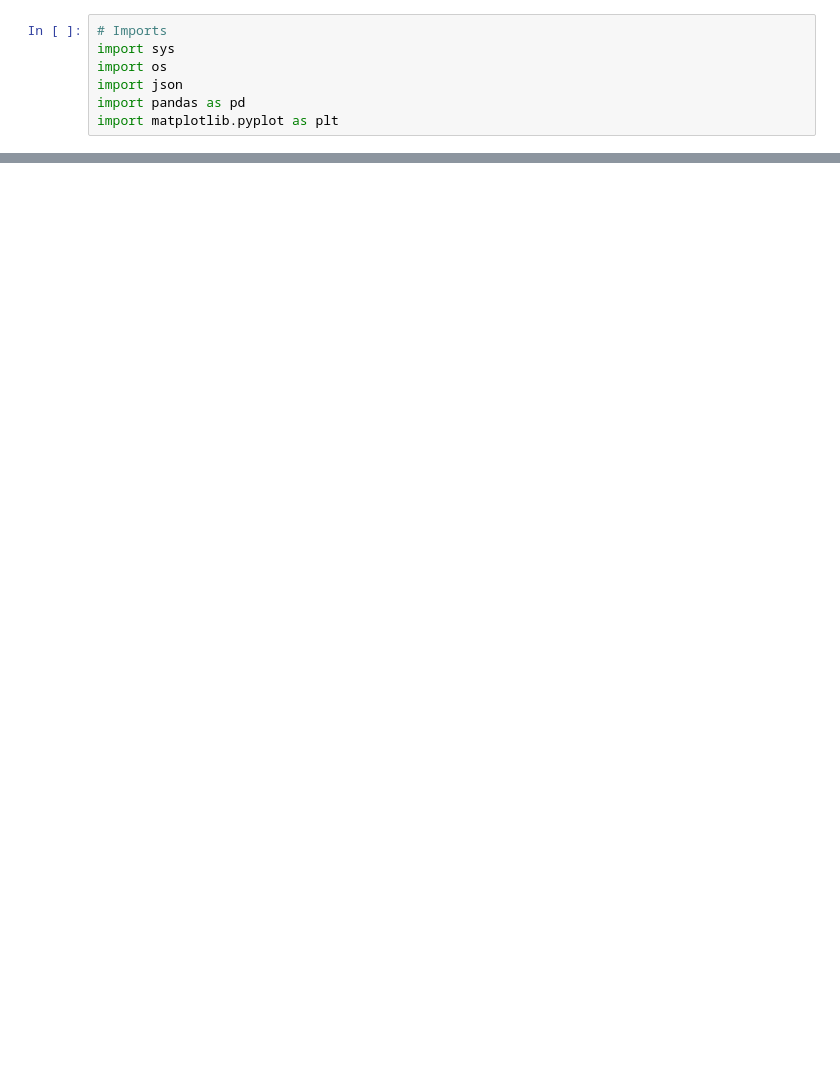
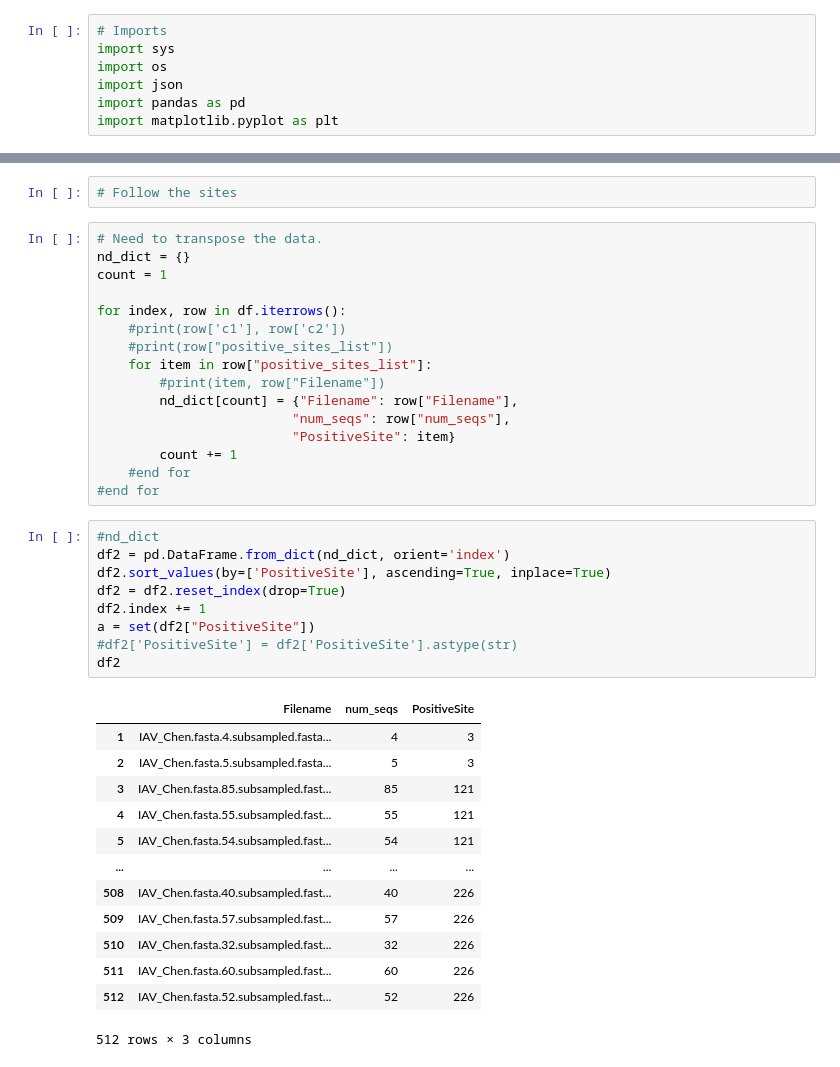
Before and after one commit to aglucaci/MESSI, a Jupyter notebook: Plotting/MEME_plots.ipynb, the cells around one changed output, grey strips where cells are left out. Saved outputs shown, nothing was run; the diff lists cells and outputs as text; blank space fills up the shorter version.

```diff
--- a/Plotting/MEME_plots.ipynb
+++ b/Plotting/MEME_plots.ipynb
@@ -228,0 +214,41 @@ plot_df(df, "positive_sites")
+# %%
+# Follow the sites
+# %%
+# Need to transpose the data.
+nd_dict = {}
+count = 1
+
+for index, row in df.iterrows():
+    #print(row['c1'], row['c2'])
+    #print(row["positive_sites_list"])
+    for item in row["positive_sites_list"]:
+        #print(item, row["Filename"])
+        nd_dict[count] = {"Filename": row["Filename"],
+                         "num_seqs": row["num_seqs"],
+                         "PositiveSite": item}
+        count += 1
+    #end for
+#end for
+# %%
+#nd_dict
+df2 = pd.DataFrame.from_dict(nd_dict, orient='index')
+df2.sort_values(by=['PositiveSite'], ascending=True, inplace=True)
+df2 = df2.reset_index(drop=True)
+df2.index += 1
+a = set(df2["PositiveSite"])
+#df2['PositiveSite'] = df2['PositiveSite'].astype(str)
+df2
+# %% [output]
+|  | Filename | num_seqs | PositiveSite |
+| 1 | IAV_Chen.fasta.4.subsampled.fasta... | 4 | 3 |
+| 2 | IAV_Chen.fasta.5.subsampled.fasta... | 5 | 3 |
+| 3 | IAV_Chen.fasta.85.subsampled.fast... | 85 | 121 |
+| 4 | IAV_Chen.fasta.55.subsampled.fast... | 55 | 121 |
+| 5 | IAV_Chen.fasta.54.subsampled.fast... | 54 | 121 |
+| ... | ... | ... | ... |
+| 508 | IAV_Chen.fasta.40.subsampled.fast... | 40 | 226 |
+| 509 | IAV_Chen.fasta.57.subsampled.fast... | 57 | 226 |
+| 510 | IAV_Chen.fasta.32.subsampled.fast... | 32 | 226 |
+| 511 | IAV_Chen.fasta.60.subsampled.fast... | 60 | 226 |
+| 512 | IAV_Chen.fasta.52.subsampled.fast... | 52 | 226 |
+512 rows × 3 columns
```
Also changed, not shown: parts of 7 cells of this notebook, 1 other file.
